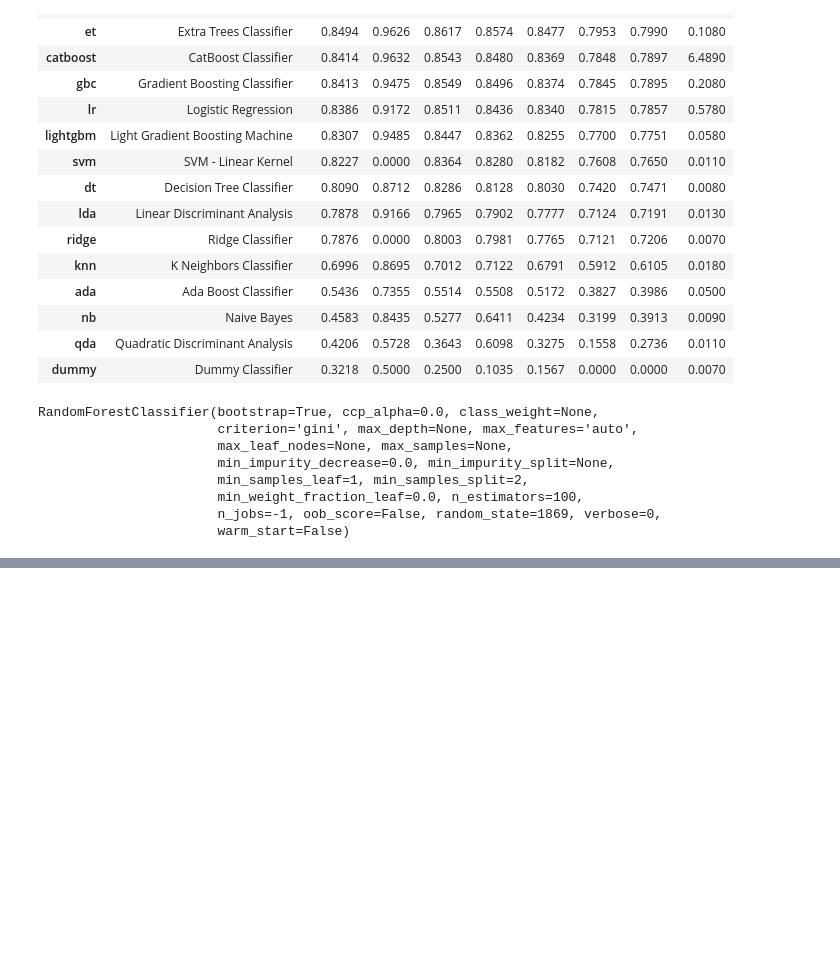
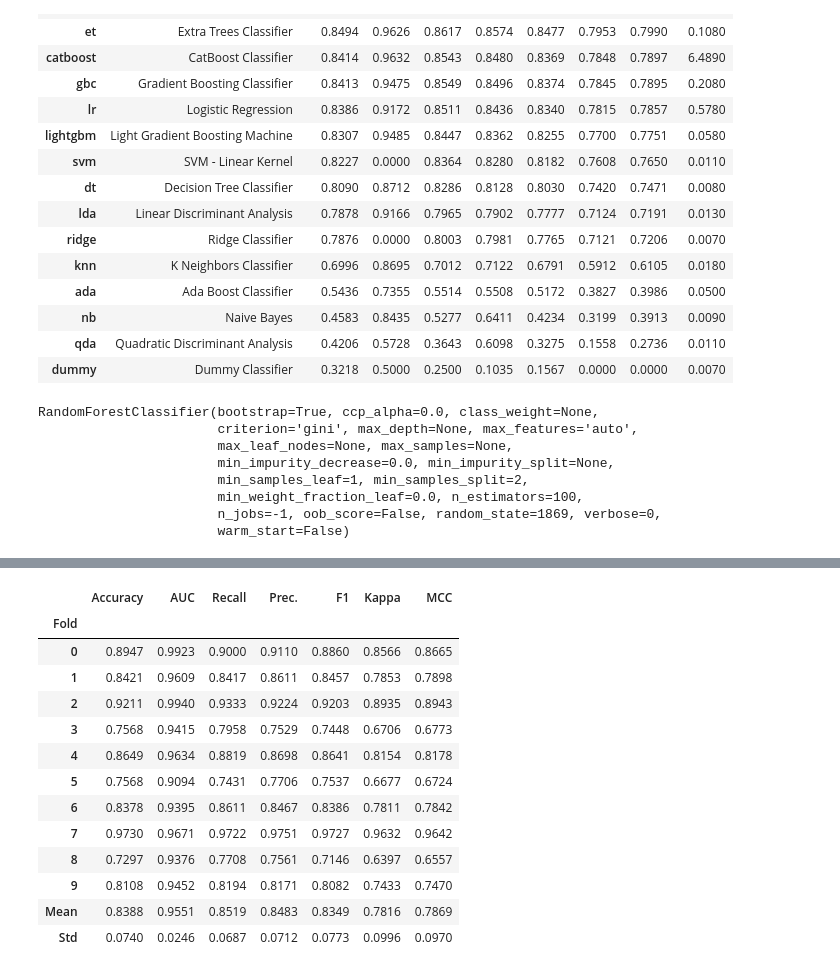
Before and after one commit to imraghavagr/mental-health, a Jupyter notebook: notebooks/02-ra-dataModelling.ipynb, the cells around one changed output, grey strips where cells are left out. Drawn from its saved outputs; the diff is of its cells as text; code cells hidden in the pictures; blank space fills up the shorter version.

```diff
--- a/notebooks/02-ra-dataModelling.ipynb
+++ b/notebooks/02-ra-dataModelling.ipynb
@@ -1390,0 +1454,17 @@ RandomForestClassifier(bootstrap=True, ccp_alpha=0.0, class_weight=None,
+# %%
+ensemble_rf2 = ensemble_model(rf2)
+# %% [output]
+|  | Accuracy | AUC | Recall | Prec. | F1 | Kappa | MCC |
+| Fold |  |  |  |  |  |  |  |
+| 0 | 0.8947 | 0.9923 | 0.9000 | 0.9110 | 0.8860 | 0.8566 | 0.8665 |
+| 1 | 0.8421 | 0.9609 | 0.8417 | 0.8611 | 0.8457 | 0.7853 | 0.7898 |
+| 2 | 0.9211 | 0.9940 | 0.9333 | 0.9224 | 0.9203 | 0.8935 | 0.8943 |
+| 3 | 0.7568 | 0.9415 | 0.7958 | 0.7529 | 0.7448 | 0.6706 | 0.6773 |
+| 4 | 0.8649 | 0.9634 | 0.8819 | 0.8698 | 0.8641 | 0.8154 | 0.8178 |
+| 5 | 0.7568 | 0.9094 | 0.7431 | 0.7706 | 0.7537 | 0.6677 | 0.6724 |
+| 6 | 0.8378 | 0.9395 | 0.8611 | 0.8467 | 0.8386 | 0.7811 | 0.7842 |
+| 7 | 0.9730 | 0.9671 | 0.9722 | 0.9751 | 0.9727 | 0.9632 | 0.9642 |
+| 8 | 0.7297 | 0.9376 | 0.7708 | 0.7561 | 0.7146 | 0.6397 | 0.6557 |
+| 9 | 0.8108 | 0.9452 | 0.8194 | 0.8171 | 0.8082 | 0.7433 | 0.7470 |
+| Mean | 0.8388 | 0.9551 | 0.8519 | 0.8483 | 0.8349 | 0.7816 | 0.7869 |
+| Std | 0.0740 | 0.0246 | 0.0687 | 0.0712 | 0.0773 | 0.0996 | 0.0970 |
```
Also changed, not shown: parts of 16 cells of this notebook.
